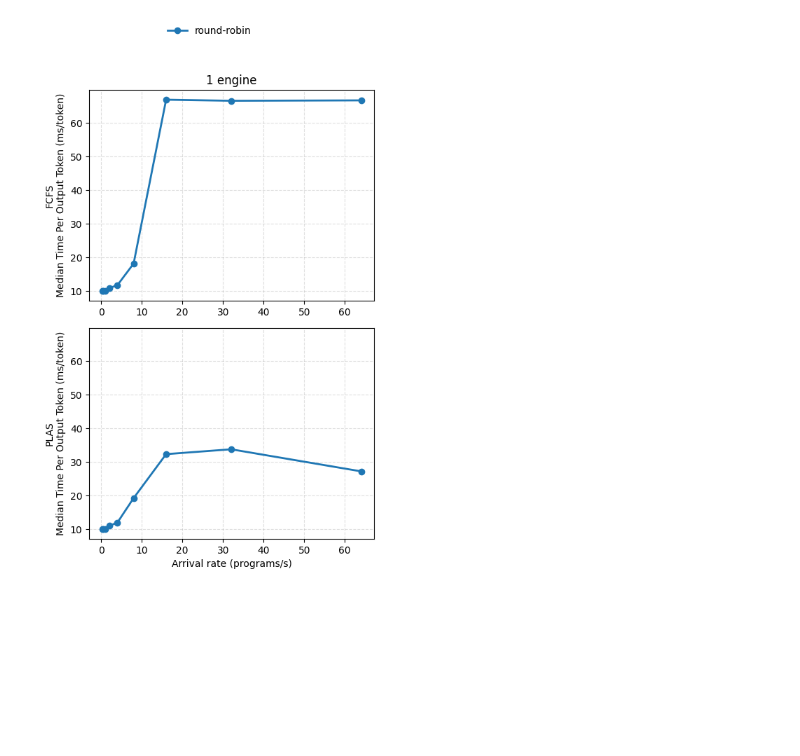
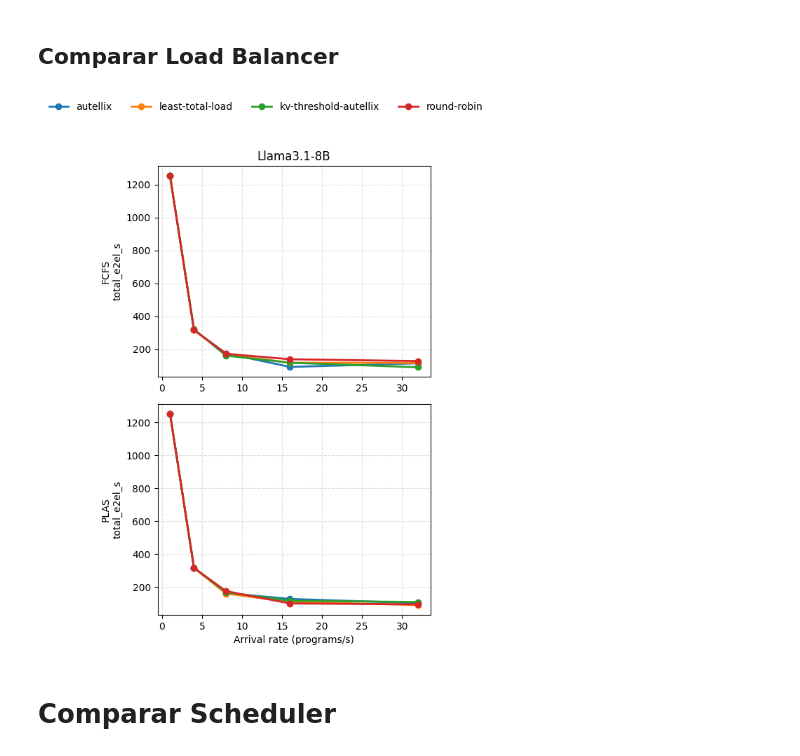
Before and after one commit to gabrielliman/proxy_server, a Jupyter notebook: plot_graph_load_balancer_benchmark.ipynb, the cells around one changed output. Drawn from its saved outputs; the diff is of its cells as text; code cells hidden in the pictures; blank space fills up the shorter version.

Commit message:
load_balancer tests

```diff
--- a/plot_graph_load_balancer_benchmark.ipynb
+++ b/plot_graph_load_balancer_benchmark.ipynb
@@ -0,0 +1,2 @@
+# %% [markdown]
+## Comparar Load Balancer
@@ -9,13 +13,13 @@ from collections import defaultdict
 # CONFIG
 # ============================================================
 OUTPUT_DIRS = {
-    "1 engine": "outputs_benchmark_load_balancer_50_1_Qwen4B",
+    "Llama3.1-8B": "outputs_benchmark_50_25_LLama_2GPU",
     #"2 engines": "outputs_benchmark_load_balancer_2_engines",
     # "4 engines": "outputs_4_engines",
 }
 
 SCHEDULERS = ["fcfs", "plas"]
-Y_METRIC = "median_tpot_ms"
+# Y_METRIC = "p99_e2el_ms"
 
 # Optional: fixed colors for consistency
 COLORS = {
@@ -87,32 +91,34 @@ for col, (engine_label, _) in enumerate(OUTPUT_DIRS.items()):
             ax.plot(
                 rates,
                 values,
                 marker="o",
                 linewidth=2,
                 label=strategy
             )
 
         if row == 0:
             ax.set_title(engine_label)
 
         if col == 0:
-            ax.set_ylabel(f"{scheduler.upper()}\nMedian Time Per Output Token (ms/token)")
+            ax.set_ylabel(f"{scheduler.upper()}\n{Y_METRIC}")
 
         if row == n_rows - 1:
             ax.set_xlabel("Arrival rate (programs/s)")
 
         ax.grid(True, linestyle="--", alpha=0.4)
 
 handles, labels = axes[0, 0].get_legend_handles_labels()
 fig.legend(
     handles,
     labels,
     loc="upper center",
     ncol=len(labels),
     frameon=False
 )
 
 plt.tight_layout(rect=[0, 0, 1, 0.92])
 plt.show()
 # %% [output]
-[figure, old version]
+[figure, new version]
+# %% [markdown]
+# Comparar Scheduler
```
Also changed, not shown: parts of 10 cells of this notebook, 5 other files.
